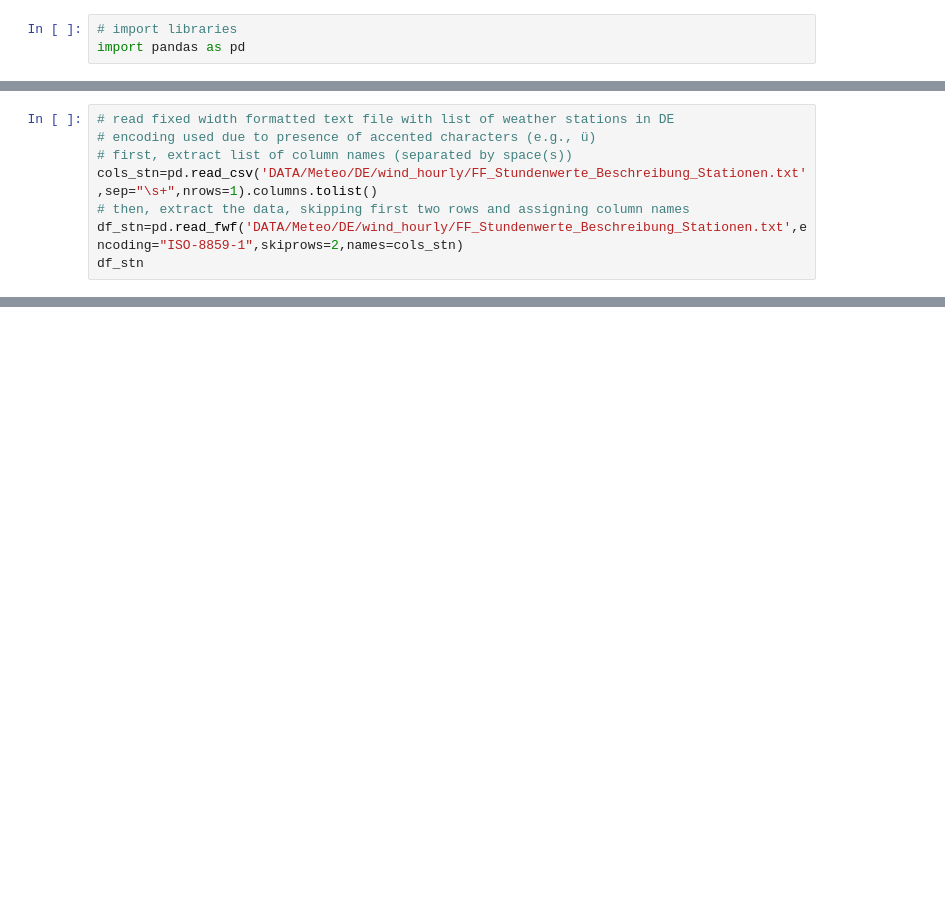
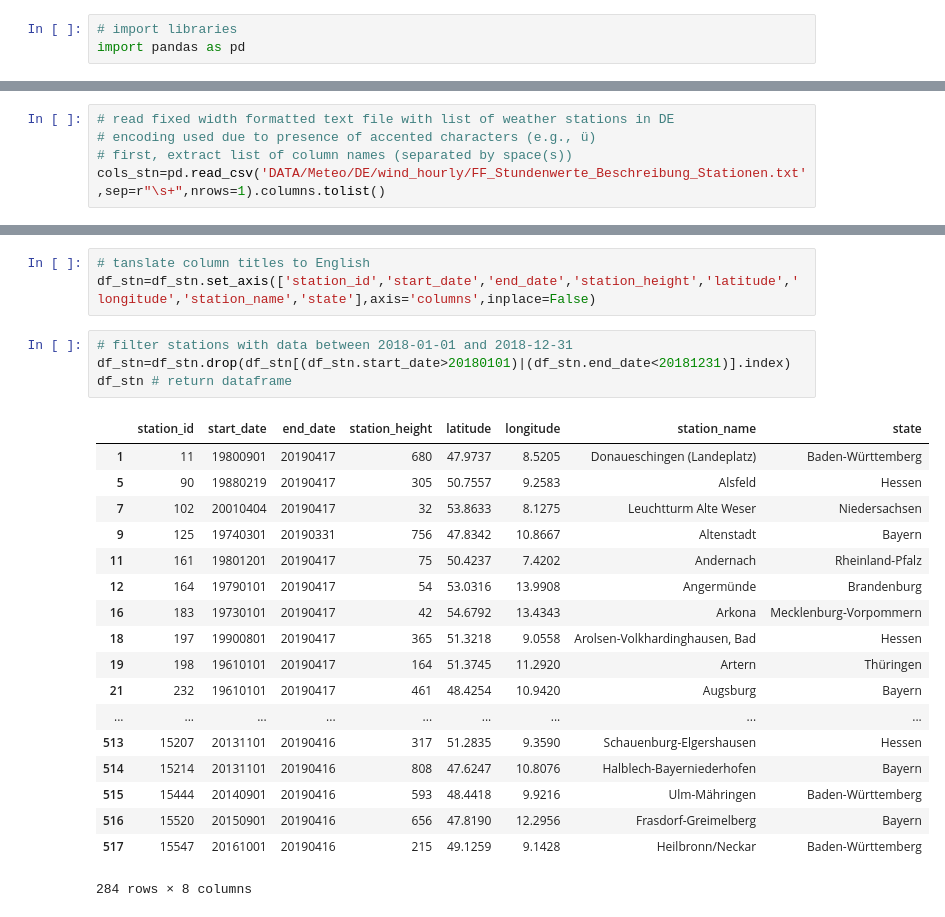
Before and after one commit to DrRoad/short-term-forecasting, a Jupyter notebook: jupyter-notebooks/meteo-hourly_wind-DE.ipynb, the cells around one changed output, grey strips where cells are left out. Saved outputs shown, nothing was run; the diff lists cells and outputs as text; blank space fills up the shorter version.

```diff
--- a/jupyter-notebooks/meteo-hourly_wind-DE.ipynb
+++ b/jupyter-notebooks/meteo-hourly_wind-DE.ipynb
@@ -13,7 +15,4 @@ import pandas as pd
 # read fixed width formatted text file with list of weather stations in DE
 # encoding used due to presence of accented characters (e.g., ü)
 # first, extract list of column names (separated by space(s))
-cols_stn=pd.read_csv('DATA/Meteo/DE/wind_hourly/FF_Stundenwerte_Beschreibung_Stationen.txt',sep="\s+",nrows=1).columns.tolist()
-# then, extract the data, skipping first two rows and assigning column names
-df_stn=pd.read_fwf('DATA/Meteo/DE/wind_hourly/FF_Stundenwerte_Beschreibung_Stationen.txt',encoding="ISO-8859-1",skiprows=2,names=cols_stn)
-df_stn
+cols_stn=pd.read_csv('DATA/Meteo/DE/wind_hourly/FF_Stundenwerte_Beschreibung_Stationen.txt',sep=r"\s+",nrows=1).columns.tolist()
@@ -38,0 +33,26 @@ df_stn
+# %%
+# tanslate column titles to English
+df_stn=df_stn.set_axis(['station_id','start_date','end_date','station_height','latitude','longitude','station_name','state'],axis='columns',inplace=False)
+# %%
+# filter stations with data between 2018-01-01 and 2018-12-31
+df_stn=df_stn.drop(df_stn[(df_stn.start_date>20180101)|(df_stn.end_date<20181231)].index)
+df_stn # return dataframe
+# %% [output]
+|  | station_id | start_date | end_date | station_height | latitude | longitude | station_name | state |
+| 1 | 11 | 19800901 | 20190417 | 680 | 47.9737 | 8.5205 | Donaueschingen (Landeplatz) | Baden-Württemberg |
+| 5 | 90 | 19880219 | 20190417 | 305 | 50.7557 | 9.2583 | Alsfeld | Hessen |
+| 7 | 102 | 20010404 | 20190417 | 32 | 53.8633 | 8.1275 | Leuchtturm Alte Weser | Niedersachsen |
+| 9 | 125 | 19740301 | 20190331 | 756 | 47.8342 | 10.8667 | Altenstadt | Bayern |
+| 11 | 161 | 19801201 | 20190417 | 75 | 50.4237 | 7.4202 | Andernach | Rheinland-Pfalz |
+| 12 | 164 | 19790101 | 20190417 | 54 | 53.0316 | 13.9908 | Angermünde | Brandenburg |
+| 16 | 183 | 19730101 | 20190417 | 42 | 54.6792 | 13.4343 | Arkona | Mecklenburg-Vorpommern |
+| 18 | 197 | 19900801 | 20190417 | 365 | 51.3218 | 9.0558 | Arolsen-Volkhardinghausen, Bad | Hessen |
+| 19 | 198 | 19610101 | 20190417 | 164 | 51.3745 | 11.2920 | Artern | Thüringen |
+| 21 | 232 | 19610101 | 20190417 | 461 | 48.4254 | 10.9420 | Augsburg | Bayern |
+| ... | ... | ... | ... | ... | ... | ... | ... | ... |
+| 513 | 15207 | 20131101 | 20190416 | 317 | 51.2835 | 9.3590 | Schauenburg-Elgershausen | Hessen |
+| 514 | 15214 | 20131101 | 20190416 | 808 | 47.6247 | 10.8076 | Halblech-Bayerniederhofen | Bayern |
+| 515 | 15444 | 20140901 | 20190416 | 593 | 48.4418 | 9.9216 | Ulm-Mähringen | Baden-Württemberg |
+| 516 | 15520 | 20150901 | 20190416 | 656 | 47.8190 | 12.2956 | Frasdorf-Greimelberg | Bayern |
+| 517 | 15547 | 20161001 | 20190416 | 215 | 49.1259 | 9.1428 | Heilbronn/Neckar | Baden-Württemberg |
+284 rows × 8 columns
```
Also changed, not shown: parts of 25 cells of this notebook, 10 other files.
